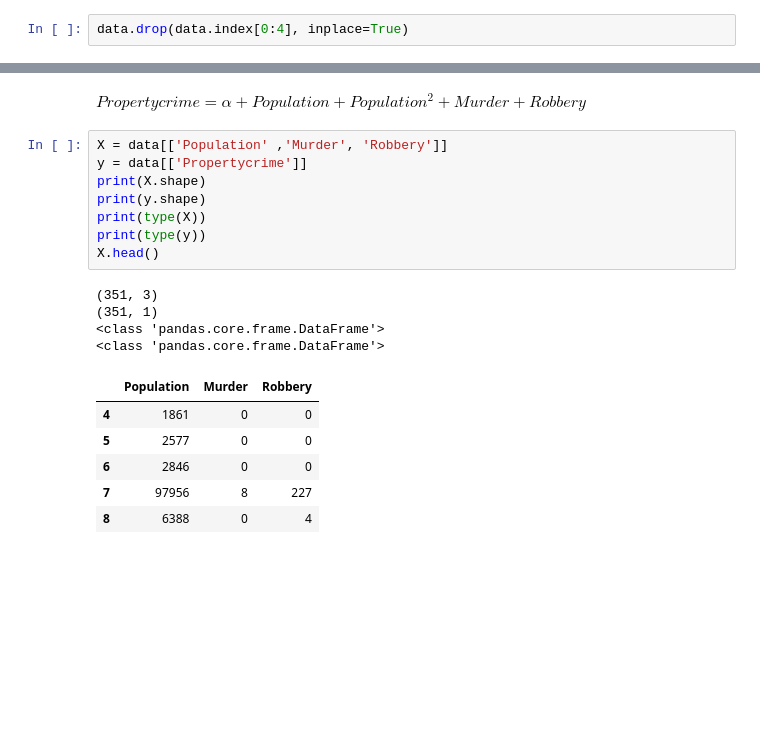
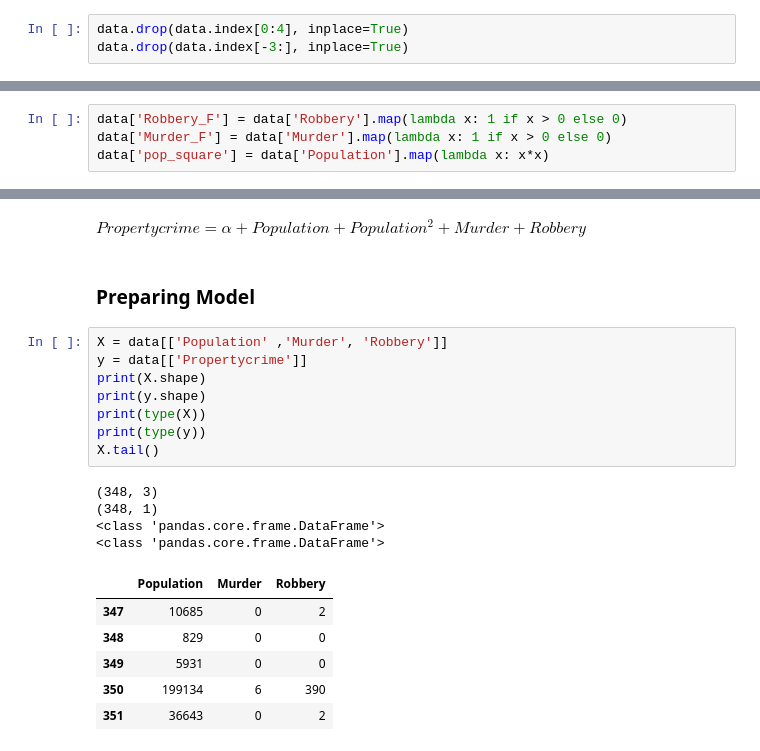
Before and after one commit to nutan06/linearregression, a Jupyter notebook: Linear_regression.ipynb, the cells around one changed output, grey strips where cells are left out. Drawn from its saved outputs; the diff is of its cells as text; blank space fills up the shorter version.

```diff
--- a/Linear_regression.ipynb
+++ b/Linear_regression.ipynb
@@ -30,7 +37,12 @@ data.head()
 # %%
 data.drop(data.index[0:4], inplace=True)
+data.drop(data.index[-3:], inplace=True)
 # %%
 data = data.rename(columns = {'Table 8':'City','Unnamed: 1':'Population','Unnamed: 2':'Violentcrime','Unnamed: 3':'Murder','Unnamed: 4':'Rape1','Unnamed: 5':'Rape','Unnamed: 6':'Robbery','Unnamed: 7':'Aggravatedassault','Unnamed: 8':'Propertycrime','Unnamed: 9':'Burglary','Unnamed: 10':'Larcenythef','Unnamed: 11':'Motorvehicletheft','Unnamed: 12':'Arson3'})
+# %%
+data['Robbery_F'] = data['Robbery'].map(lambda x: 1 if x > 0 else 0)
+data['Murder_F'] = data['Murder'].map(lambda x: 1 if x > 0 else 0)
+data['pop_square'] = data['Population'].map(lambda x: x*x)
 # %%
 data.head(2)
 # %% [output]
@@ -54,22 +63,24 @@ Index(['City', 'Population', 'Violentcrime', 'Murder', 'Rape1', 'Rape',
 Preparing the data with multivariable regression
 # %% [markdown]
 $Propertycrime = α + Population + Population^2 + Murder +Robbery$
+# %% [markdown]
+### Preparing Model
 # %%
 X = data[['Population' ,'Murder', 'Robbery']]
 y = data[['Propertycrime']]
 print(X.shape)
 print(y.shape)
 print(type(X))
 print(type(y))
-X.head()
+X.tail()
 # %% [output]
-(351, 3)
-(351, 1)
+(348, 3)
+(348, 1)
 <class 'pandas.core.frame.DataFrame'>
 <class 'pandas.core.frame.DataFrame'>
 |  | Population | Murder | Robbery |
-| 4 | 1861 | 0 | 0 |
-| 5 | 2577 | 0 | 0 |
-| 6 | 2846 | 0 | 0 |
-| 7 | 97956 | 8 | 227 |
-| 8 | 6388 | 0 | 4 |
+| 347 | 10685 | 0 | 2 |
+| 348 | 829 | 0 | 0 |
+| 349 | 5931 | 0 | 0 |
+| 350 | 199134 | 6 | 390 |
+| 351 | 36643 | 0 | 2 |
```
Also changed, not shown: parts of 12 cells of this notebook.
